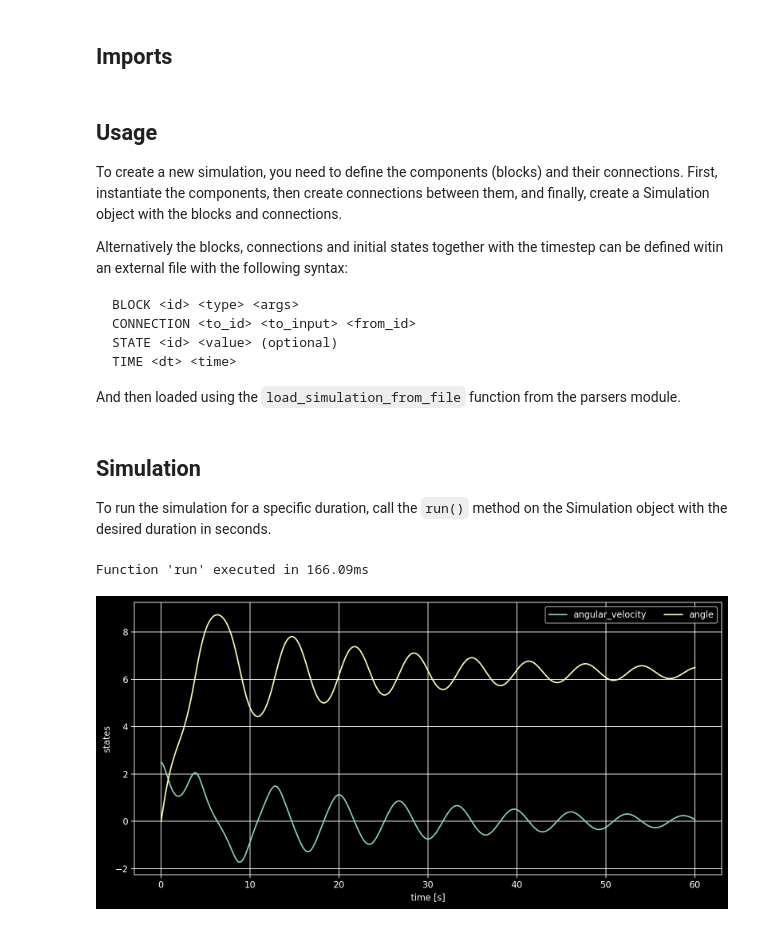
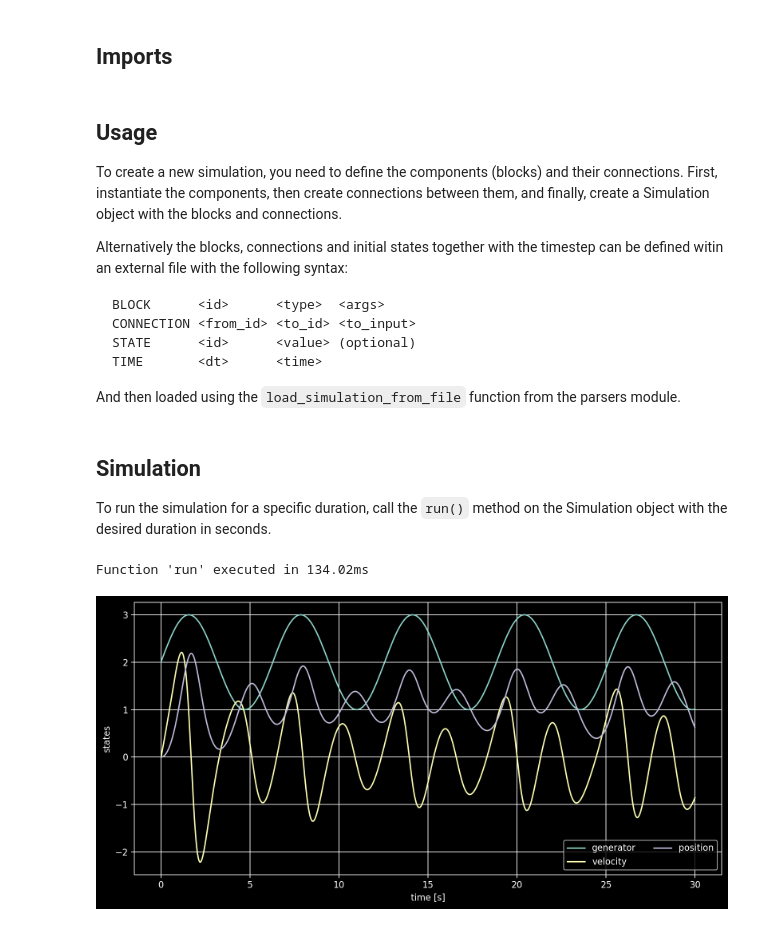
Before and after one commit to milanofthe/AnalogSimulation, a Jupyter notebook: README.ipynb, the cells around one changed output. Saved outputs shown, nothing was run; the diff lists cells and outputs as text; code cells hidden in the pictures.

```diff
--- a/README.ipynb
+++ b/README.ipynb
@@ -17,7 +17,6 @@ The simulator uses a fixed-point iteration method to compute the output values o
 # %%
 import matplotlib.pyplot as plt
 plt.style.use('dark_background')
-cycle = plt.rcParams['axes.prop_cycle'].by_key()['color']
 
 from parsers import load_simulation_from_file
 # %% [markdown]
@@ -26,22 +25,22 @@ To create a new simulation, you need to define the components (blocks) and their
 
 Alternatively the blocks, connections and initial states together with the timestep can be defined witin an external file with the following syntax:
 
-    BLOCK <id> <type> <args>
-    CONNECTION <to_id> <to_input> <from_id>
-    STATE <id> <value> (optional)
-    TIME <dt> <time>
+    BLOCK      <id>      <type>  <args>
+    CONNECTION <from_id> <to_id> <to_input>
+    STATE      <id>      <value> (optional)
+    TIME       <dt>      <time>
 
 And then loaded using the `load_simulation_from_file` function from the parsers module.
 # %%
 #sim = load_simulation_from_file("example_simulations/oscillator.txt")
-#sim = load_simulation_from_file("example_simulations/driven_nonlinear_oscillator.txt")
+sim = load_simulation_from_file("example_simulations/driven_nonlinear_oscillator.txt")
 #sim = load_simulation_from_file("example_simulations/two_mass_oscillator.txt")
-sim = load_simulation_from_file("example_simulations/nonlinear_pendulum.txt")
+#sim = load_simulation_from_file("example_simulations/nonlinear_pendulum.txt")
 # %% [markdown]
 ## Simulation
 
 To run the simulation for a specific duration, call the `run()` method on the Simulation object with the desired duration in seconds.
 # %%
-time, data = sim.run(duration=60)
+time, data = sim.run(duration=30)
 # %% [output]
-Function 'run' executed in 166.09ms
+Function 'run' executed in 134.02ms
@@ -50,16 +47,16 @@ sim.reset()
 # %%
 #plot the results
 fig, ax = plt.subplots(nrows=1, ncols=1, figsize=(10,5), dpi=160, tight_layout=True)
 
 for d, block in zip(data, sim.blocks):
-    if type(block).__name__ == "Scope":
+    if type(block).__name__ in ["Scope", "Generator"]:
         ax.plot(time, d, label=block.label)
 
 ax.grid(True)
 ax.set_xlabel("time [s]")
 ax.set_ylabel("states")
 ax.legend(loc="best", ncol=2)
 
 plt.savefig("plot.png")
 # %% [output]
-[figure, old version]
+[figure, new version]
```
Also changed, not shown: parts of 3 cells of this notebook, 9 other files.
